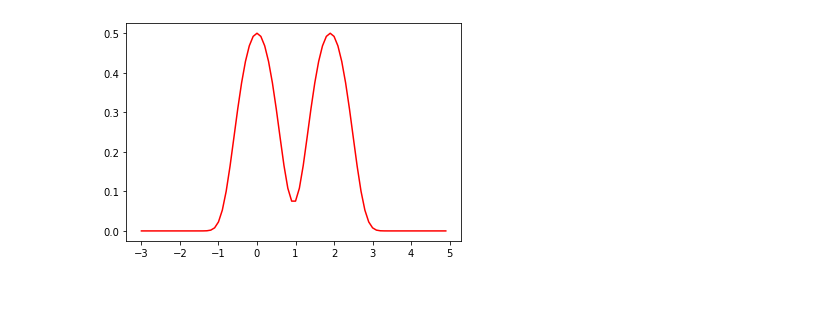
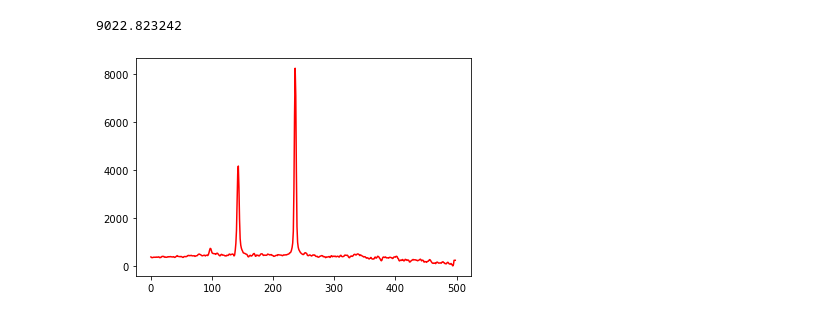
Before and after one commit to DanidelRio/j_doubling, a Jupyter notebook: fede_prueba_cuarentena.ipynb, the cells around one changed output. Cells and saved outputs as stored; diff of their text form; code cells hidden in the pictures.

Commit message:
Archivos csi

```diff
--- a/fede_prueba_cuarentena.ipynb
+++ b/fede_prueba_cuarentena.ipynb
@@ -30,7 +7,34 @@ def leer_archivo(nombre):
-# %%
-xx, yy, l3 = leer_archivo('Covid19_mex_esp.csv')
+# %%
+# abrimos el archivo y obtenemos las columnas que nos itneresan
+# Se baso en la siguiente pagina web: https://realpython.com/python-csv/
+def leer_archivo(nombre):
+    #Hay que analizar las primeras 3 renglones por separado.
+    #a, b seran los extremos del intervalo en Hz
+
+    arch = open(nombre, "r")
+    if arch.mode == 'r':
+        contenido = arch.read()
+        contenido = contenido.split("\n")
+        tam = int(contenido[0].split(": ")[1])
+        [a, b] = contenido[2].split(": ")[1].split(" ")
+
+        yy = np.zeros(tam)
+        for i in range(3, tam):
+            yy[i-3] = int(contenido[i])
+
+    else:
+        print("No existe el archivo")
+
+    return [yy, float(a), float(b)]
+# %%
+yy, a, b = leer_archivo('unidimension.slc')
+# %% [output]
+9022.823242
+# %%
+yy = yy - min(yy)
 # %%
-plt.plot(xx, yy, color = "red")
+# Con escala en enteros
+plt.plot(yy, color = "red")
 plt.show()
 # %% [output]
-[figure, old version]
+[figure, new version]
```
Also changed, not shown: parts of 10 cells of this notebook.
